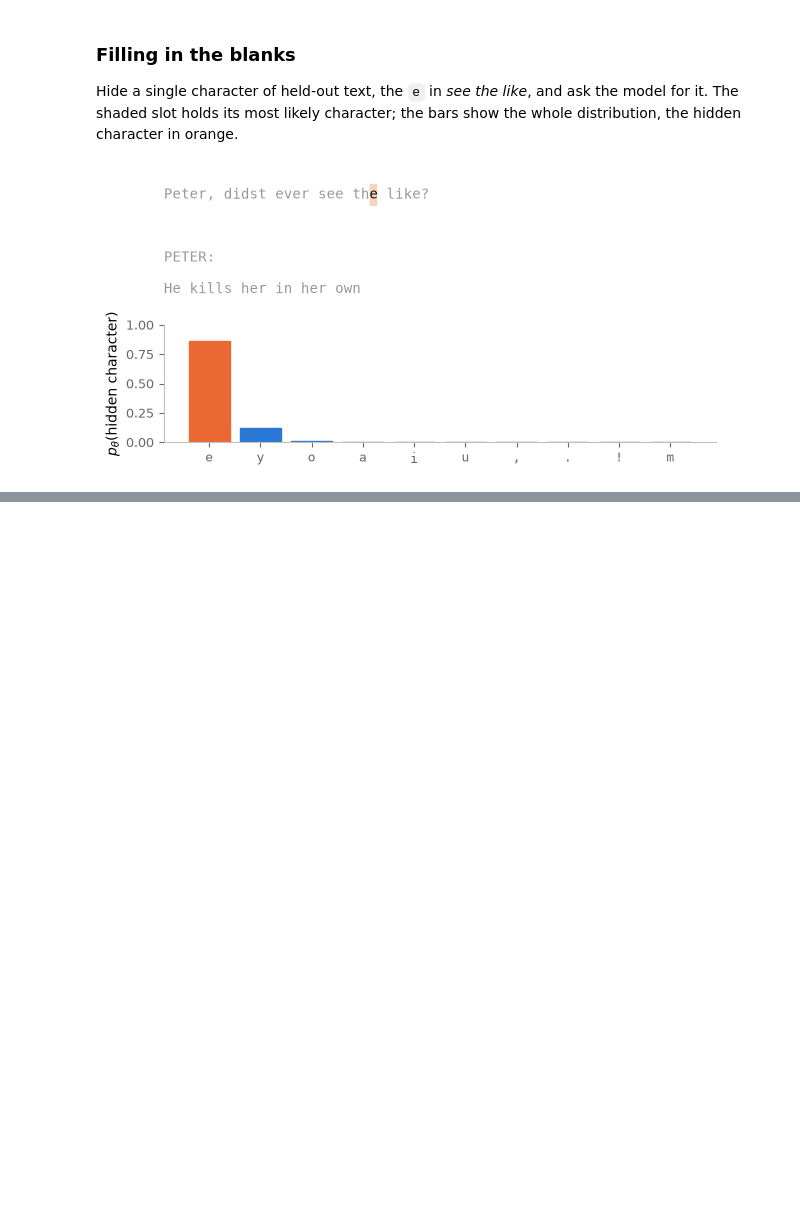
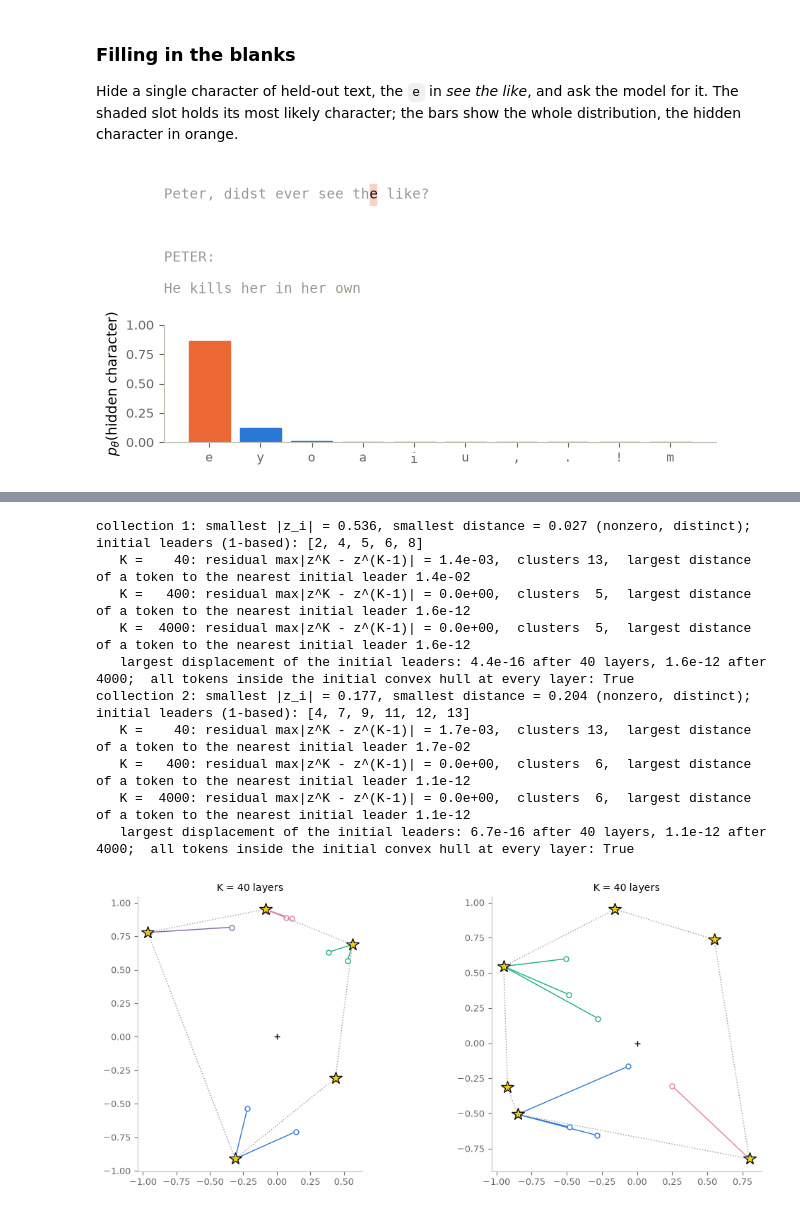
Before and after one commit to cml-fau/mfcml, a Jupyter notebook: notebooks/15_transformers.ipynb, the cells around one changed output, grey strips where cells are left out. Cells and saved outputs as stored; diff of their text form; code cells hidden in the pictures; blank space fills up the shorter version.

```diff
--- a/notebooks/15_transformers.ipynb
+++ b/notebooks/15_transformers.ipynb
@@ -27,5 +38,4 @@ import matplotlib.pyplot as plt
 import plotting as P           # the course palette, the house style, and the figure helpers
 
 torch.manual_seed(0)
-
-print("PyTorch version:", torch.__version__)
+rng = np.random.default_rng(15);
@@ -510,0 +611,75 @@ P.animate_generation(prompt, sampled, probs, VOCAB)
+# %%
+from scipy.spatial import ConvexHull
+
+def convex_hull_2d(pts):
+    return ConvexHull(pts).vertices                      # indices in counter-clockwise order
+
+def in_convex_hull(pts, hull_pts, tol=1e-9):
+    v = hull_pts[convex_hull_2d(hull_pts)]
+    edges = np.roll(v, -1, axis=0) - v                   # CCW edges: inside means cross >= 0 for every edge
+    rel = pts[:, None, :] - v[None, :, :]
+    cross = edges[None, :, 0] * rel[:, :, 1] - edges[None, :, 1] * rel[:, :, 0]
+    return np.all(cross >= -tol, axis=1)
+
+collections = [rng.uniform(-1, 1, (13, 2)) for _ in range(2)]
+K_long = 4000
+
+def clusters(Z, tol=1e-6):
+    reps = []
+    for z in Z:
+        if not any(np.linalg.norm(z - r) < tol for r in reps):
+            reps.append(z)
+    return np.array(reps)
+
+runs = []
+for c, Z0 in enumerate(collections):
+    dist = min(np.linalg.norm(Z0[i] - Z0[j]) for i in range(len(Z0)) for j in range(i))
+    traj = hardmax_flow(Z0, A_E7, alpha_E7, K_long)
+    L0 = leaders(Z0, A_E7)
+    final = traj[-1]
+    # Colouring rule for THESE draws: nearest initial leader after 4000 layers. Whether every limit IS an
+    # initial leader is exactly what the printed distances check; an emergent leader or a face projection
+    # would show up as a large distance.
+    follow = np.array([L0[np.argmin(np.linalg.norm(Z0[L0] - z, axis=1))] for z in final])
+    runs.append({"Z0": Z0, "traj": traj, "leaders": L0, "follow": follow})
+    print(f"collection {c + 1}: smallest |z_i| = {np.linalg.norm(Z0, axis=1).min():.3f}, "
+          f"smallest distance = {dist:.3f} (nonzero, distinct); "
+          f"initial leaders (1-based): {[int(i) + 1 for i in L0]}")
+    for K in (K_E7, 400, K_long):
+        res = np.abs(traj[K] - traj[K - 1]).max()
+        reps = clusters(traj[K])
+        gap = np.abs(traj[K][:, None, :] - Z0[L0][None, :, :]).max(axis=2).min(axis=1).max()
+        print(f"   K = {K:5d}: residual max|z^K - z^(K-1)| = {res:.1e},  clusters {len(reps):2d},  "
+              f"largest distance of a token to the nearest initial leader {gap:.1e}")
+    moved = np.abs(traj[:, L0] - Z0[L0]).max(axis=(1, 2))   # leaders' displacement (exact arithmetic: 0)
+    print(f"   largest displacement of the initial leaders: {moved[K_E7]:.1e} after {K_E7} layers, "
+          f"{moved[-1]:.1e} after {K_long};  all tokens inside the initial convex hull at every layer: "
+          f"{bool(all(np.all(in_convex_hull(Z, Z0)) for Z in traj))}")
+
+palette = [P.BLUE, P.ORANGE, P.MAGENTA, P.AQUA, "#8064a2", "#f79646", "#4bacc6"]
+fig, axes = P.panels(2, figsize=(11, 4.6))
+for ax, run in zip(axes, runs):
+    traj, L0 = run["traj"][:K_E7 + 1], run["leaders"]
+    colour = {int(l): palette[k % len(palette)] for k, l in enumerate(L0)}
+    for i in range(traj.shape[1]):
+        ax.plot(traj[:, i, 0], traj[:, i, 1], "-", color=colour[int(run["follow"][i])], lw=1)
+        ax.plot(*traj[0, i], "o", mfc="white", color=colour[int(run["follow"][i])], ms=5)
+        ax.plot(*traj[-1, i], "o", color=colour[int(run["follow"][i])], ms=4)
+    ax.plot(run["Z0"][L0, 0], run["Z0"][L0, 1], "*", color=P.INK, ms=13, mfc="gold")
+    hull = L0[convex_hull_2d(run["Z0"][L0])]
+    ax.plot(*np.vstack([run["Z0"][hull], run["Z0"][hull[:1]]]).T, ":", color=P.GREY, lw=1)
+    ax.plot(0, 0, "+", color=P.INK)
+    P.label(ax, equal=True, title=f"K = {K_E7} layers")
+plt.show()
+# %% [output]
+collection 1: smallest |z_i| = 0.536, smallest distance = 0.027 (nonzero, distinct); initial leaders (1-based): [2, 4, 5, 6, 8]
+   K =    40: residual max|z^K - z^(K-1)| = 1.4e-03,  clusters 13,  largest distance of a token to the nearest initial leader 1.4e-02
+   K =   400: residual max|z^K - z^(K-1)| = 0.0e+00,  clusters  5,  largest distance of a token to the nearest initial leader 1.6e-12
+   K =  4000: residual max|z^K - z^(K-1)| = 0.0e+00,  clusters  5,  largest distance of a token to the nearest initial leader 1.6e-12
+   largest displacement of the initial leaders: 4.4e-16 after 40 layers, 1.6e-12 after 4000;  all tokens inside the initial convex hull at every layer: True
+collection 2: smallest |z_i| = 0.177, smallest distance = 0.204 (nonzero, distinct); initial leaders (1-based): [4, 7, 9, 11, 12, 13]
+   K =    40: residual max|z^K - z^(K-1)| = 1.7e-03,  clusters 13,  largest distance of a token to the nearest initial leader 1.7e-02
+   K =   400: residual max|z^K - z^(K-1)| = 0.0e+00,  clusters  6,  largest distance of a token to the nearest initial leader 1.1e-12
+   K =  4000: residual max|z^K - z^(K-1)| = 0.0e+00,  clusters  6,  largest distance of a token to the nearest initial leader 1.1e-12
+   largest displacement of the initial leaders: 6.7e-16 after 40 layers, 1.1e-12 after 4000;  all tokens inside the initial convex hull at every layer: True
+[figure, added]
```
Also changed, not shown: parts of 42 cells of this notebook, 12 other files.
